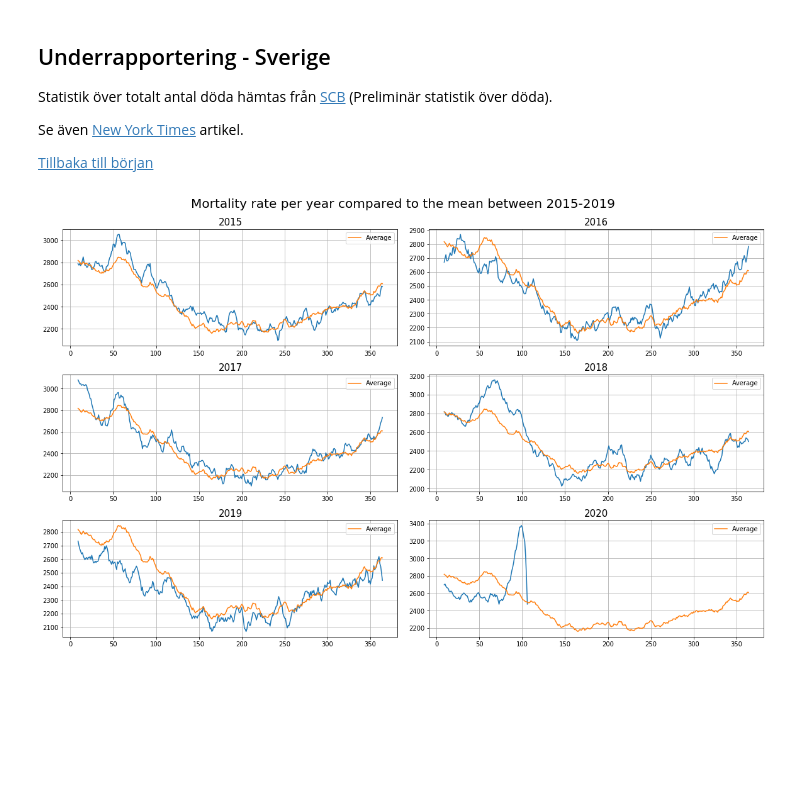
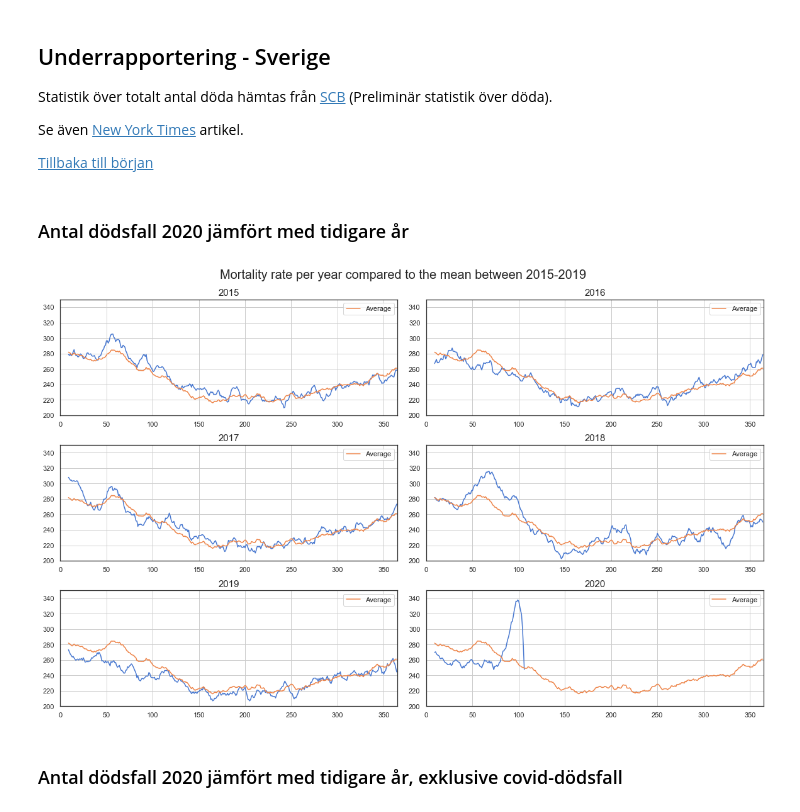
Before and after one commit to Frallmeister/covid19, a Jupyter notebook: corona_notebook.ipynb, the cells around one changed output. Saved outputs shown, nothing was run; the diff lists cells and outputs as text; code cells hidden in the pictures; blank space fills up the shorter version.

```diff
--- a/corona_notebook.ipynb
+++ b/corona_notebook.ipynb
@@ -299,26 +279,33 @@ Statistik över totalt antal döda hämtas från [SCB](https://scb.se/hitta-stat
 Se även [New York Times](https://www.nytimes.com/interactive/2020/04/21/world/coronavirus-missing-deaths.html) artikel.
 
 [Tillbaka till början](#top)
+# %% [markdown]
+### Antal dödsfall 2020 jämfört med tidigare år
 # %%
 a = []
 for i in data.keys():
     if not 'average' in i:
-        a.append(df_sweden[i].rolling(10).sum().to_list())
+        a.append(df_sweden[i].rolling(10).mean().to_list())
 
 fig, ax = plt.subplots(3,2,figsize=(16,10), constrained_layout=True)
 fig.suptitle('Mortality rate per year compared to the mean between 2015-2019', fontsize=20)
 ax = np.reshape(ax,-1)
 
 year = 2015
+ylims = [1000, 0]
 for axes, y in zip(ax, a):
     axes.plot(y, label='')
-    axes.plot(df_sweden['Deaths_average'].rolling(10).sum().to_list(), label='Average')
+    axes.plot(df_sweden['Deaths_average'].rolling(10).mean().to_list(), label='Average')
     axes.grid(True)
     axes.set_title(f"{year}", fontsize=15)
     axes.legend()
+    y_min, y_max = axes.get_ylim()
+    axes.axis([0, 365, 200, 350])
     year+=1
 # %% [output]
-[figure, old version]
+[figure, new version]
+# %% [markdown]
+### Antal dödsfall 2020 jämfört med tidigare år, exklusive covid-dödsfall
 # %%
 workbook = xlrd.open_workbook('2020-04-17---preliminar-statistik-over-doda-inkl-eng.xlsx', on_demand=True)
 worksheet = workbook.sheet_by_name('Tabell 1')
```
Also changed, not shown: parts of 9 cells of this notebook.
